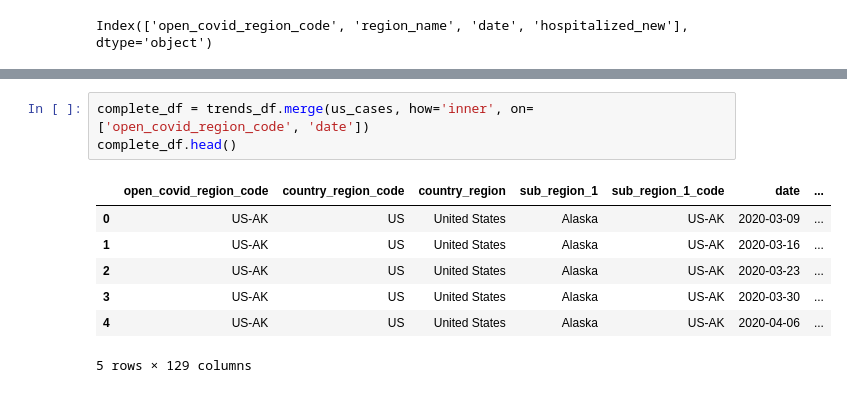
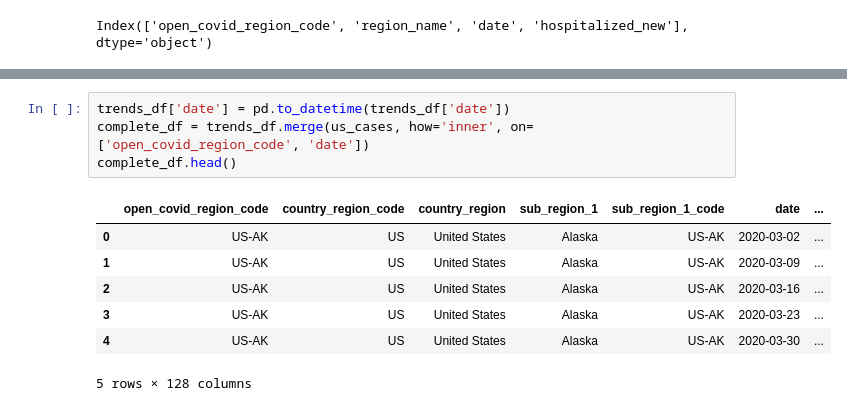
Before and after one commit to xinruili07/MiniProject1, a Jupyter notebook: mini_project1.ipynb, the cells around one changed output, grey strips where cells are left out. Saved outputs shown, nothing was run; the diff lists cells and outputs as text.

```diff
--- a/mini_project1.ipynb
+++ b/mini_project1.ipynb
@@ -103,13 +88,14 @@ Before cleaning:
 After cleaning:
 (332, 127)
 # %%
+trends_df['date'] = pd.to_datetime(trends_df['date'])
 complete_df = trends_df.merge(us_cases, how='inner', on=['open_covid_region_code', 'date'])
 complete_df.head()
 # %% [output]
 |  | open_covid_region_code | country_region_code | country_region | sub_region_1 | sub_region_1_code | date | ... |
-| 0 | US-AK | US | United States | Alaska | US-AK | 2020-03-09 | ... |
-| 1 | US-AK | US | United States | Alaska | US-AK | 2020-03-16 | ... |
-| 2 | US-AK | US | United States | Alaska | US-AK | 2020-03-23 | ... |
-| 3 | US-AK | US | United States | Alaska | US-AK | 2020-03-30 | ... |
-| 4 | US-AK | US | United States | Alaska | US-AK | 2020-04-06 | ... |
+| 0 | US-AK | US | United States | Alaska | US-AK | 2020-03-02 | ... |
+| 1 | US-AK | US | United States | Alaska | US-AK | 2020-03-09 | ... |
+| 2 | US-AK | US | United States | Alaska | US-AK | 2020-03-16 | ... |
+| 3 | US-AK | US | United States | Alaska | US-AK | 2020-03-23 | ... |
+| 4 | US-AK | US | United States | Alaska | US-AK | 2020-03-30 | ... |
-5 rows × 129 columns
+5 rows × 128 columns
```
Also changed, not shown: parts of 2 cells of this notebook.
